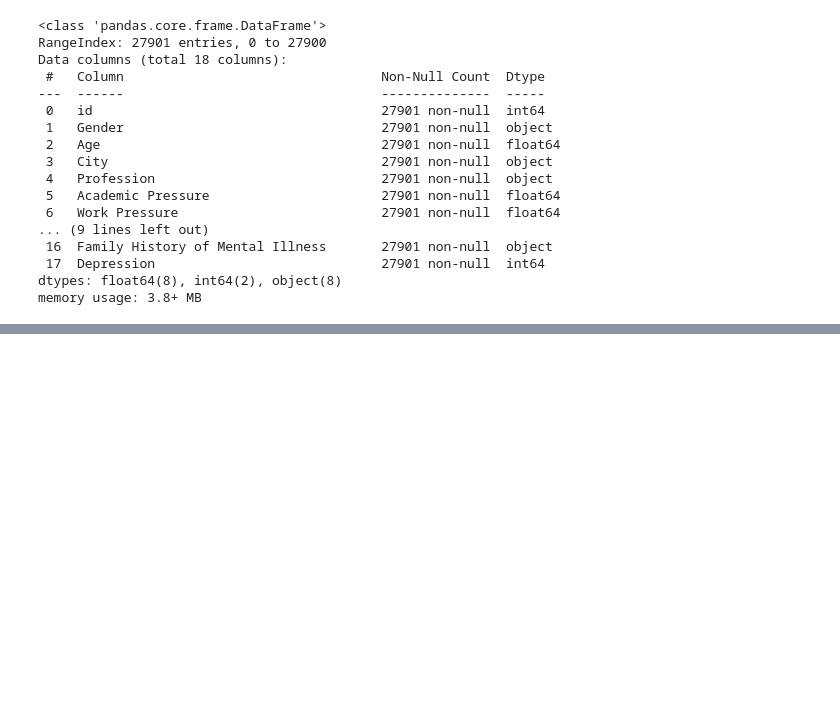
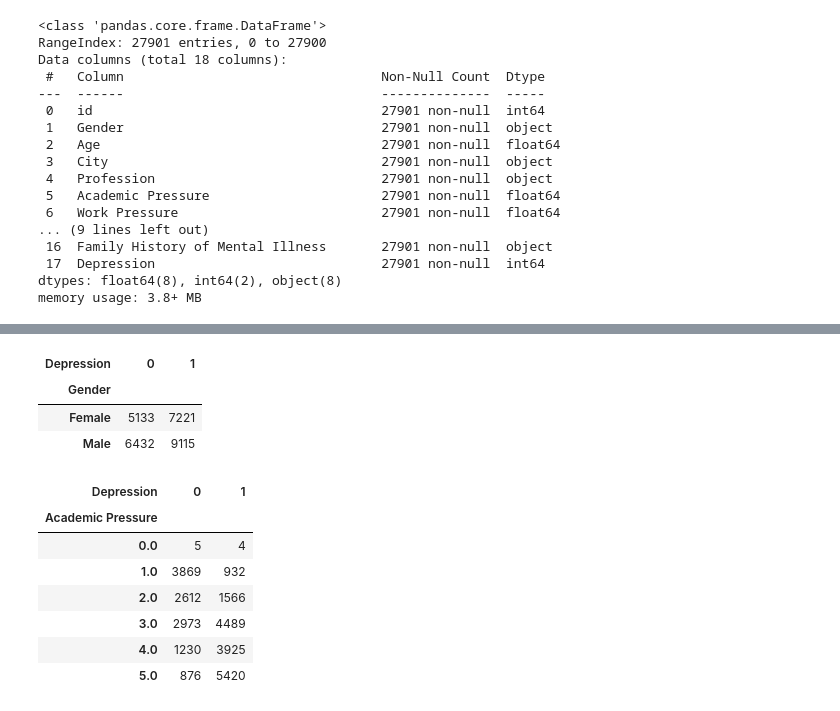
Before and after one commit to paranjaa/ece1508-student-depression-project, a Jupyter notebook: ECE1508_Project.ipynb, the cells around one changed output, grey strips where cells are left out. Cells and saved outputs as stored; diff of their text form; code cells hidden in the pictures; blank space fills up the shorter version.

```diff
--- a/ECE1508_Project.ipynb
+++ b/ECE1508_Project.ipynb
@@ -230,0 +230,24 @@ df.head()
+# %%
+correlation_df = pd.read_csv("gdrive/My Drive/ECE1508/Project/Student_Depression_Dataset.csv")
+# %%
+pd.crosstab(correlation_df['Gender'], correlation_df['Depression'])
+
+#difficult to see from how it's mapped, but
+# similar rates of depression, about 70% have it, with men being slightly higher
+# %% [output]
+| Depression | 0 | 1 |
+| Gender |  |  |
+| Female | 5133 | 7221 |
+| Male | 6432 | 9115 |
+# %%
+pd.crosstab(correlation_df['Academic Pressure'], correlation_df['Depression'])
+#as expected, higher academic pressure means higher chances of prediction
+# %% [output]
+| Depression | 0 | 1 |
+| Academic Pressure |  |  |
+| 0.0 | 5 | 4 |
+| 1.0 | 3869 | 932 |
+| 2.0 | 2612 | 1566 |
+| 3.0 | 2973 | 4489 |
+| 4.0 | 1230 | 3925 |
+| 5.0 | 876 | 5420 |
```
Also changed, not shown: parts of 36 cells of this notebook.
